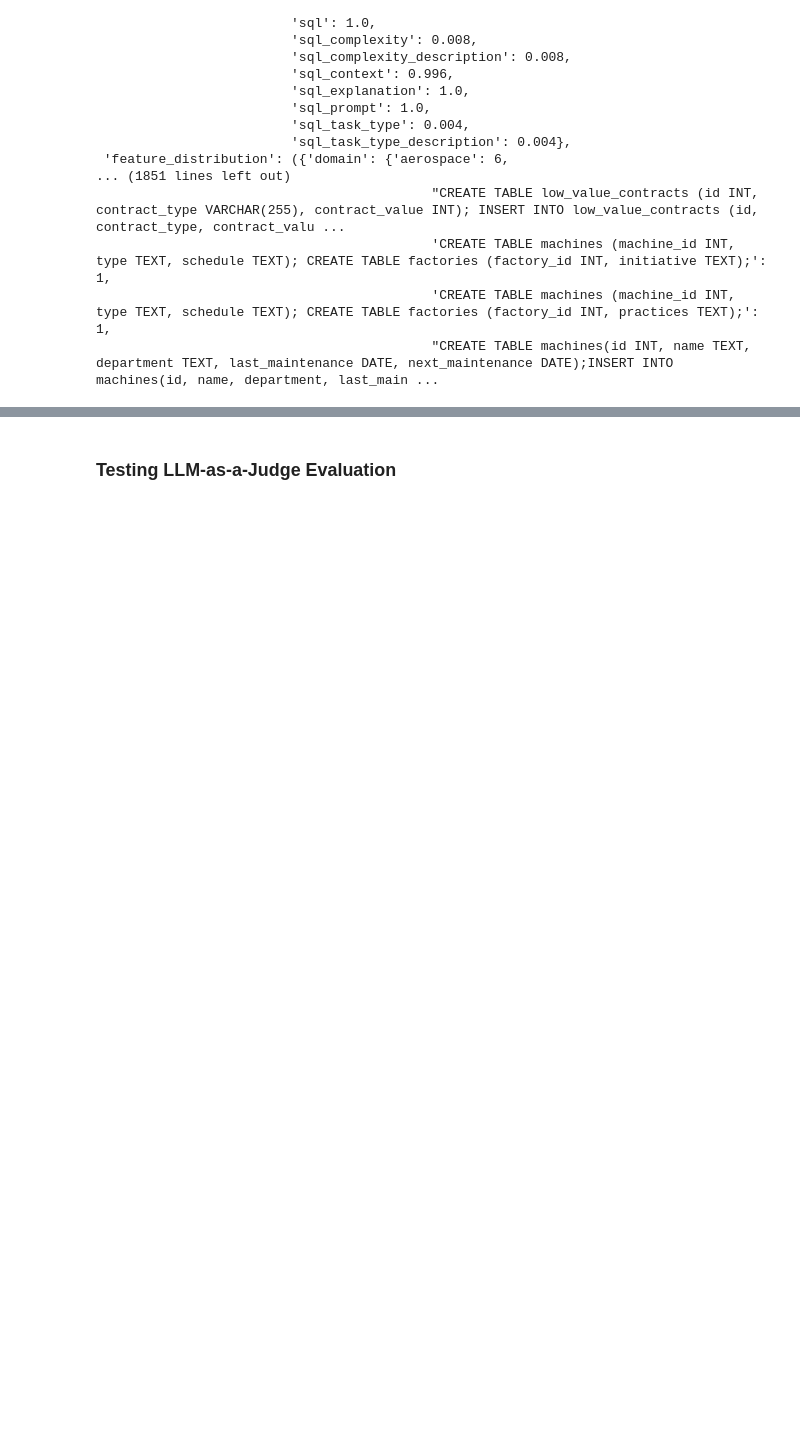
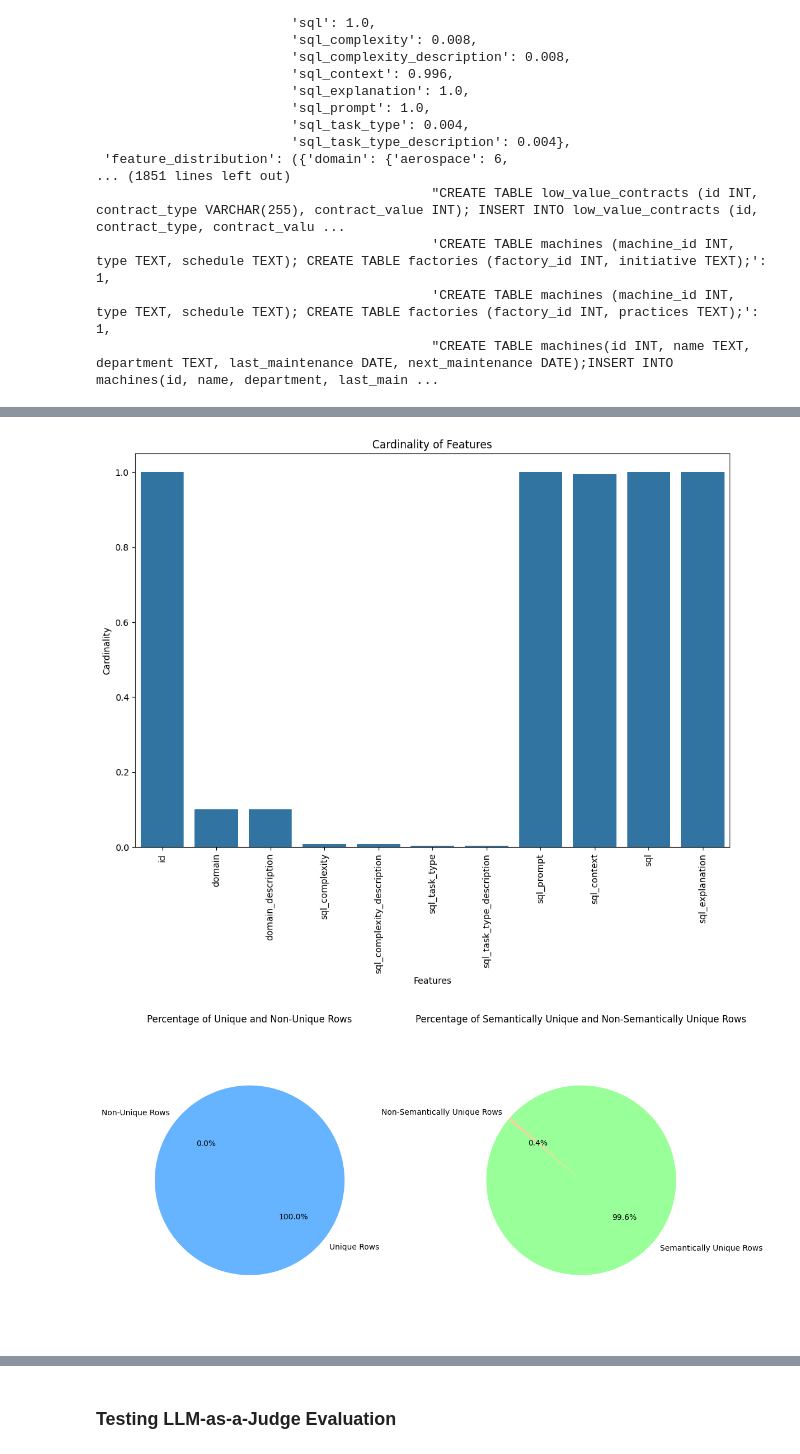
Before and after one commit to gretelai/navigator-helpers, a Jupyter notebook: navigator_helpers/tasks/evaluation/run_evaluation.ipynb, the cells around one changed output, grey strips where cells are left out. Cells and saved outputs as stored; diff of their text form; code cells hidden in the pictures; blank space fills up the shorter version.

Commit message:
Add visualization notebook

```diff
--- a/navigator_helpers/tasks/evaluation/run_evaluation.ipynb
+++ b/navigator_helpers/tasks/evaluation/run_evaluation.ipynb
@@ -200,0 +219,12 @@ pprint(results)
+# %%
+vis_suite = VisualizationTaskSuite(dataset_1000_pd, results)
+
+#vis_suite.plot_feature_cardinality()
+#vis_suite.plot_row_uniqueness()
+#vis_suite.plot_feature_distribution()
+#vis_suite.plot_num_words_per_record()
+
+vis_suite.visualize_all()
+# %% [output]
+[figure, added]
+[figure, added]
```
Also changed, not shown: parts of 5 cells of this notebook.
